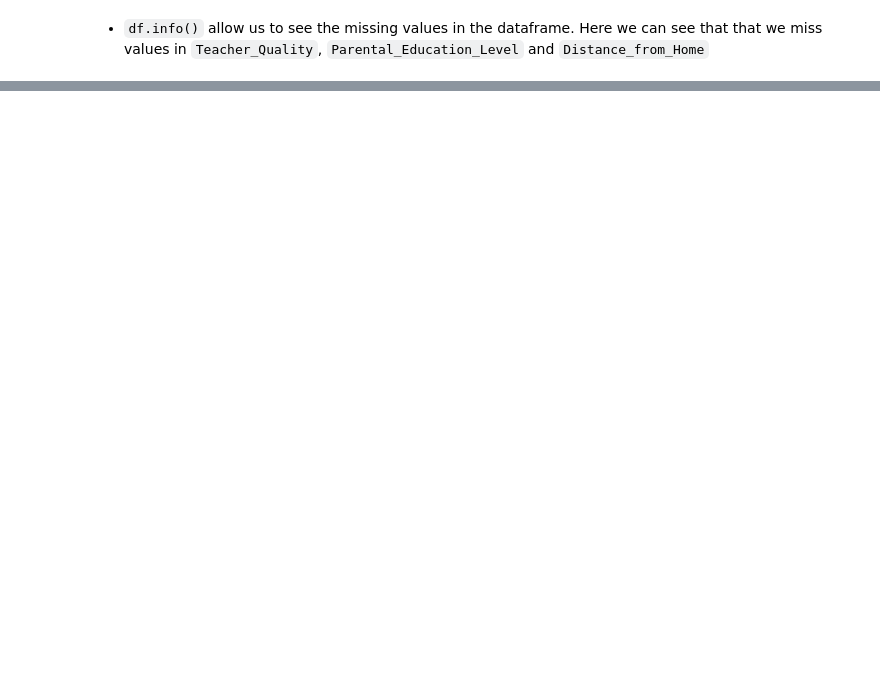
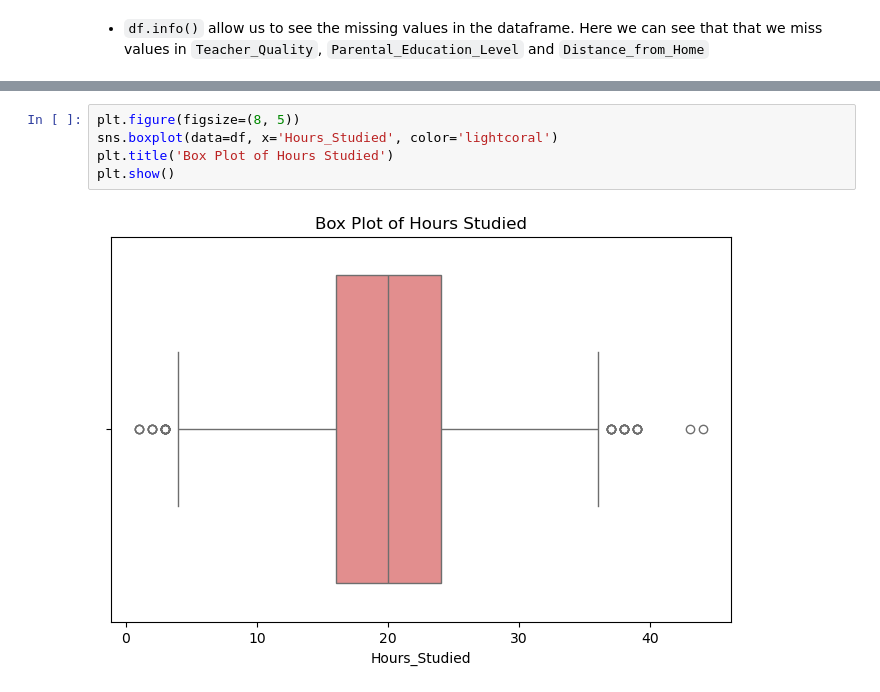
Before and after one commit to robinmoon2/AI_Application_HY, a Jupyter notebook: Data Analysis/DataAnalysisTH.ipynb, the cells around one changed output, grey strips where cells are left out. Drawn from its saved outputs; the diff is of its cells as text; blank space fills up the shorter version.

```diff
--- a/Data Analysis/DataAnalysisTH.ipynb
+++ b/Data Analysis/DataAnalysisTH.ipynb
@@ -44,0 +123,7 @@ None
+# %%
+plt.figure(figsize=(8, 5))
+sns.boxplot(data=df, x='Hours_Studied', color='lightcoral')
+plt.title('Box Plot of Hours Studied')
+plt.show()
+# %% [output]
+[figure, added]
```
Also changed, not shown: parts of 24 cells of this notebook, 1 other file.
